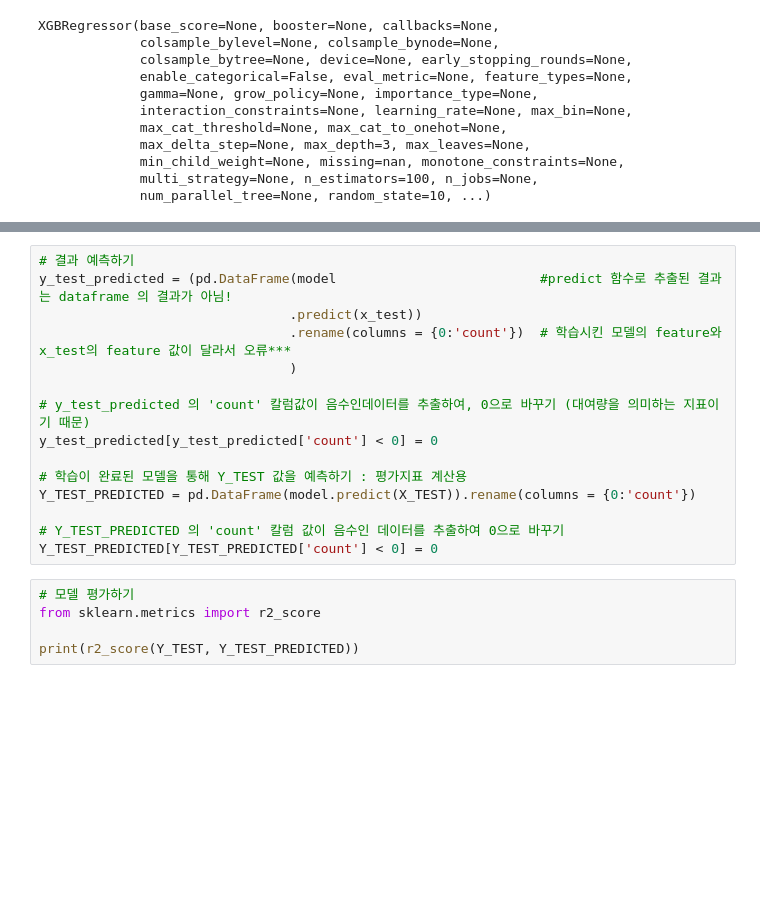
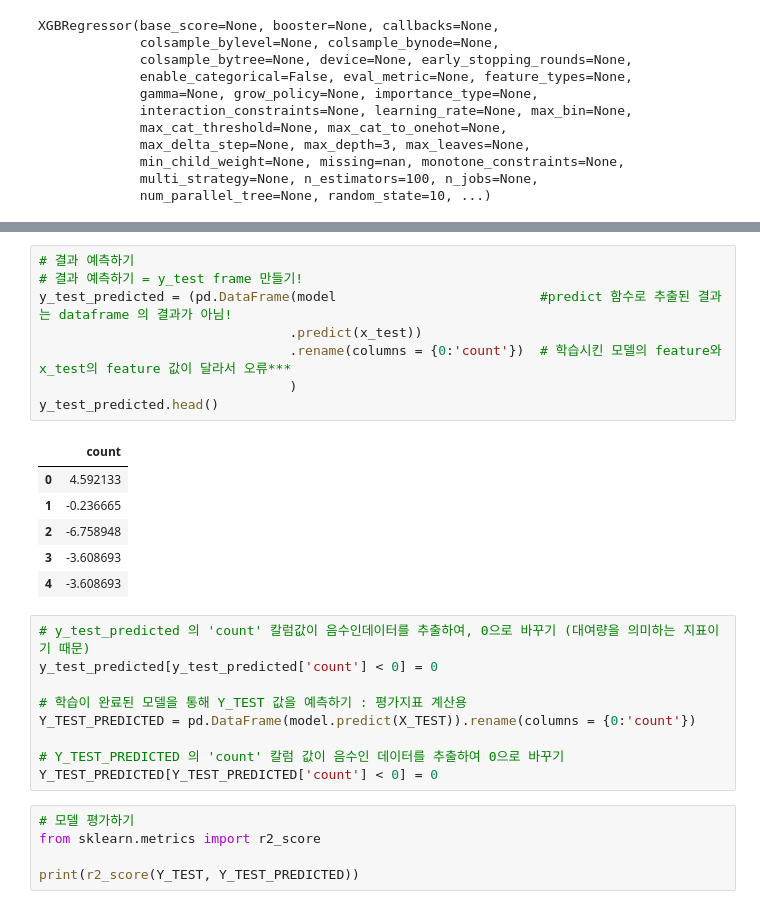
Before and after one commit to BOKJUNSOO/bigdataanalysis, a Jupyter notebook: projectform2/3PredictModel.ipynb, the cells around one changed output, grey strips where cells are left out. Saved outputs shown, nothing was run; the diff lists cells and outputs as text; blank space fills up the shorter version.

```diff
--- a/projectform2/3PredictModel.ipynb
+++ b/projectform2/3PredictModel.ipynb
@@ -197,10 +254,19 @@ XGBRegressor(base_score=None, booster=None, callbacks=None,
+# %%
+# 결과 예측하기
+# 결과 예측하기 = y_test frame 만들기!
+y_test_predicted = (pd.DataFrame(model                          #predict 함수로 추출된 결과는 dataframe 의 결과가 아님!
+                                .predict(x_test))
+                                .rename(columns = {0:'count'})  # 학습시킨 모델의 feature와 x_test의 feature 값이 달라서 오류***
+                                )
+y_test_predicted.head()
+# %% [output]
+|  | count |
+| 0 | 4.592133 |
+| 1 | -0.236665 |
+| 2 | -6.758948 |
+| 3 | -3.608693 |
+| 4 | -3.608693 |
 # %%
-# 결과 예측하기
-y_test_predicted = (pd.DataFrame(model                          #predict 함수로 추출된 결과는 dataframe 의 결과가 아님!
-                                .predict(x_test))
-                                .rename(columns = {0:'count'})  # 학습시킨 모델의 feature와 x_test의 feature 값이 달라서 오류***
-                                )
-
 # y_test_predicted 의 'count' 칼럼값이 음수인데이터를 추출하여, 0으로 바꾸기 (대여량을 의미하는 지표이기 때문)
 y_test_predicted[y_test_predicted['count'] < 0] = 0
 
```
Also changed, not shown: parts of 7 cells of this notebook.
